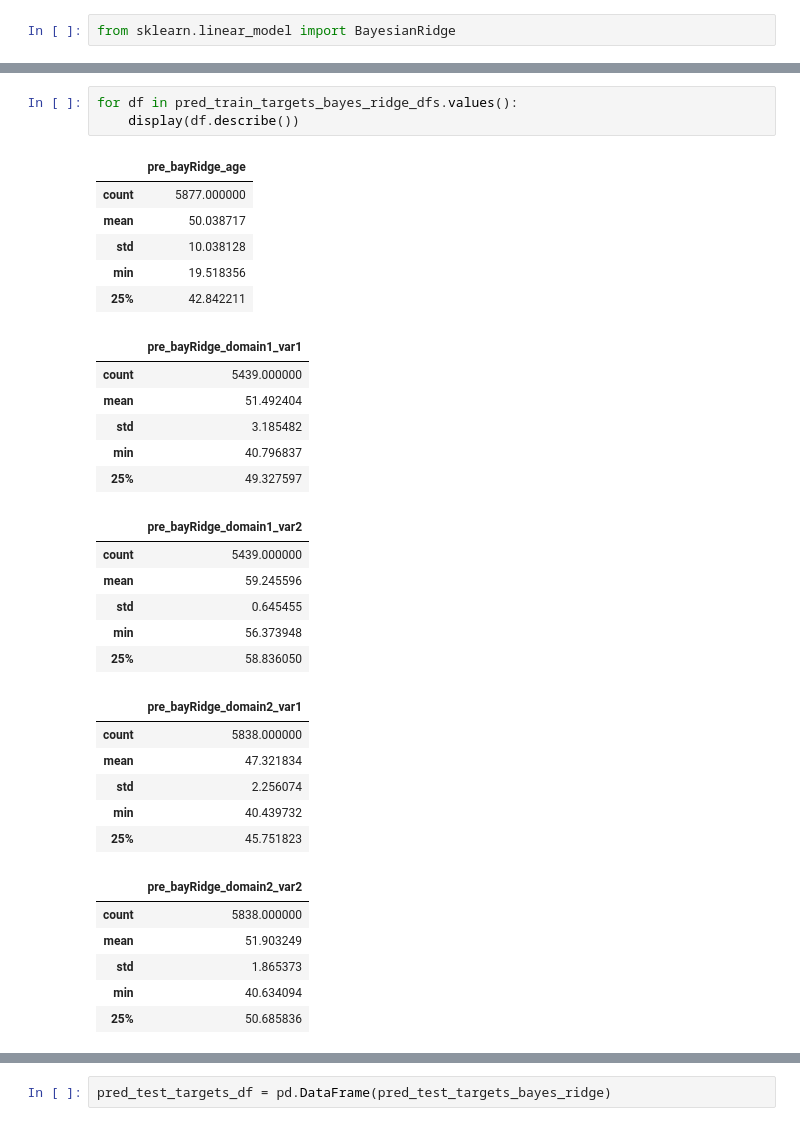
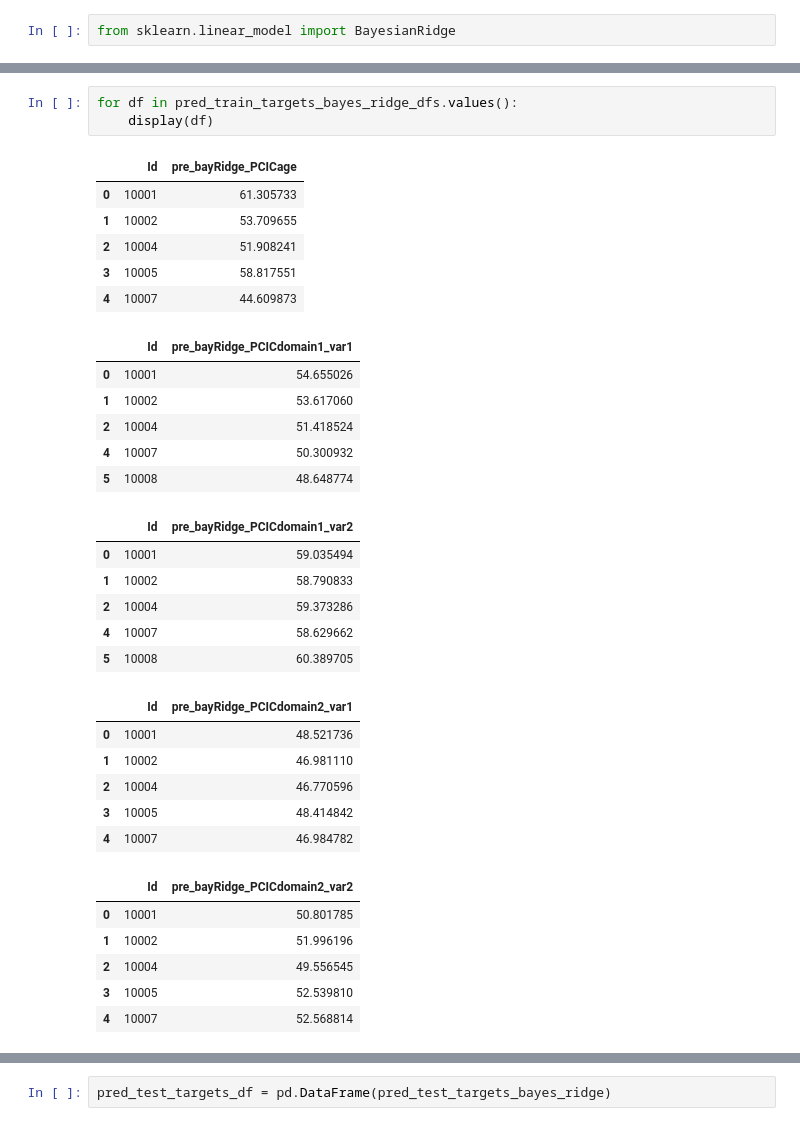
Before and after one commit to HirokiNarita/trends-neuroimaging, a Jupyter notebook: stacking/result/5-fold_stacking.ipynb, the cells around one changed output, grey strips where cells are left out. Cells and saved outputs as stored; diff of their text form.

```diff
--- a/stacking/result/5-fold_stacking.ipynb
+++ b/stacking/result/5-fold_stacking.ipynb
@@ -292,34 +420,34 @@ Overal score: 0.1585822
 # %%
 for df in pred_train_targets_bayes_ridge_dfs.values():
-    display(df.describe())
+    display(df)
 # %% [output]
-|  | pre_bayRidge_age |
-| count | 5877.000000 |
-| mean | 50.038717 |
-| std | 10.038128 |
-| min | 19.518356 |
-| 25% | 42.842211 |
+|  | Id | pre_bayRidge_PCICage |
+| 0 | 10001 | 61.305733 |
+| 1 | 10002 | 53.709655 |
+| 2 | 10004 | 51.908241 |
+| 3 | 10005 | 58.817551 |
+| 4 | 10007 | 44.609873 |
-|  | pre_bayRidge_domain1_var1 |
-| count | 5439.000000 |
-| mean | 51.492404 |
-| std | 3.185482 |
-| min | 40.796837 |
-| 25% | 49.327597 |
+|  | Id | pre_bayRidge_PCICdomain1_var1 |
+| 0 | 10001 | 54.655026 |
+| 1 | 10002 | 53.617060 |
+| 2 | 10004 | 51.418524 |
+| 4 | 10007 | 50.300932 |
+| 5 | 10008 | 48.648774 |
-|  | pre_bayRidge_domain1_var2 |
-| count | 5439.000000 |
-| mean | 59.245596 |
-| std | 0.645455 |
-| min | 56.373948 |
-| 25% | 58.836050 |
+|  | Id | pre_bayRidge_PCICdomain1_var2 |
+| 0 | 10001 | 59.035494 |
+| 1 | 10002 | 58.790833 |
+| 2 | 10004 | 59.373286 |
+| 4 | 10007 | 58.629662 |
+| 5 | 10008 | 60.389705 |
-|  | pre_bayRidge_domain2_var1 |
-| count | 5838.000000 |
-| mean | 47.321834 |
-| std | 2.256074 |
-| min | 40.439732 |
-| 25% | 45.751823 |
+|  | Id | pre_bayRidge_PCICdomain2_var1 |
+| 0 | 10001 | 48.521736 |
+| 1 | 10002 | 46.981110 |
+| 2 | 10004 | 46.770596 |
+| 3 | 10005 | 48.414842 |
+| 4 | 10007 | 46.984782 |
-|  | pre_bayRidge_domain2_var2 |
-| count | 5838.000000 |
-| mean | 51.903249 |
-| std | 1.865373 |
-| min | 40.634094 |
-| 25% | 50.685836 |
+|  | Id | pre_bayRidge_PCICdomain2_var2 |
+| 0 | 10001 | 50.801785 |
+| 1 | 10002 | 51.996196 |
+| 2 | 10004 | 49.556545 |
+| 3 | 10005 | 52.539810 |
+| 4 | 10007 | 52.568814 |
```
Also changed, not shown: parts of 53 cells of this notebook, 51 other files.
